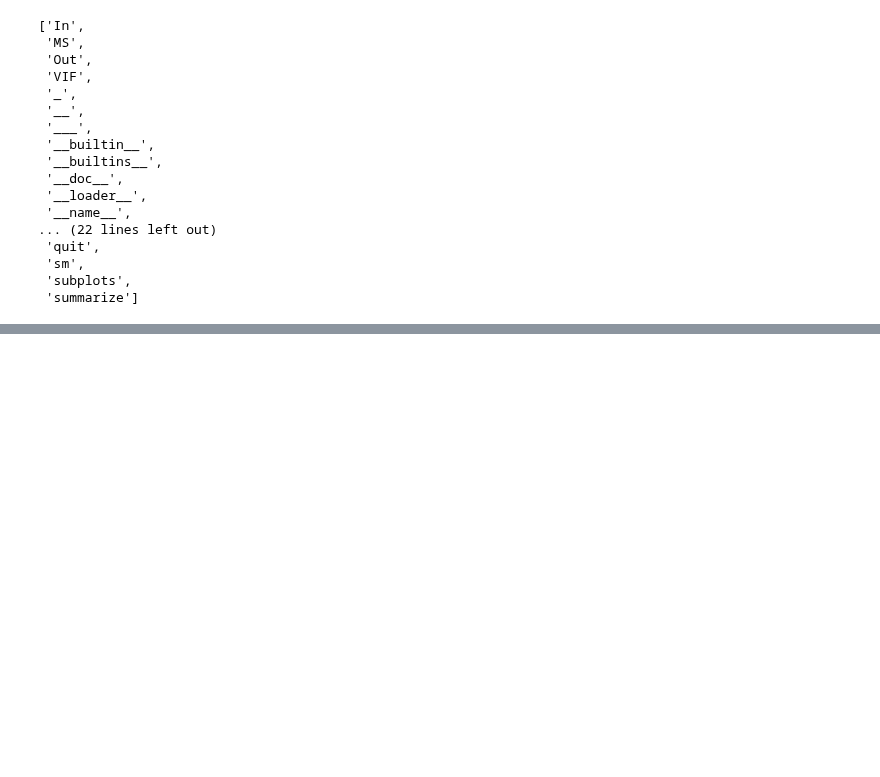
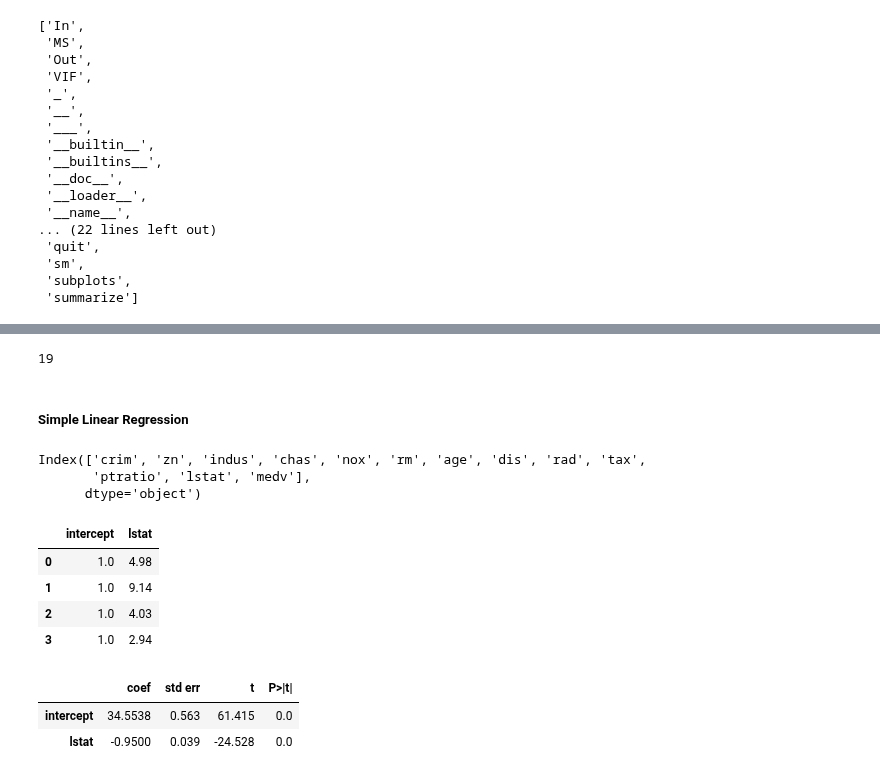
Before and after one commit to zozoking101/An-Introduction-to-Statistical-Learning-with-Applications-in-Python, a Jupyter notebook: 3_Linear_Regression/Chapter_3.ipynb, the cells around one changed output, grey strips where cells are left out. Saved outputs shown, nothing was run; the diff lists cells and outputs as text; code cells hidden in the pictures; blank space fills up the shorter version.

```diff
--- a/3_Linear_Regression/Chapter_3.ipynb
+++ b/3_Linear_Regression/Chapter_3.ipynb
@@ -1668,0 +1690,23 @@ dir()
+# %%
+A.sum()
+# %% [output]
+19
+# %% [markdown]
+##### Simple Linear Regression
+# %%
+Boston = load_data("Boston")
+Boston.columns
+# %% [output]
+Index(['crim', 'zn', 'indus', 'chas', 'nox', 'rm', 'age', 'dis', 'rad', 'tax',
+       'ptratio', 'lstat', 'medv'],
+      dtype='object')
+# %%
+X = pd.DataFrame({'intercept': np.ones(Boston.shape[0]),
+                    'lstat': Boston['lstat']})
+X[:4]
+# %% [output]
+|  | intercept | lstat |
+| 0 | 1.0 | 4.98 |
+| 1 | 1.0 | 9.14 |
+| 2 | 1.0 | 4.03 |
+| 3 | 1.0 | 2.94 |
@@ -1668,0 +1717,6 @@ dir()
+# %%
+summarize(results)
+# %% [output]
+|  | coef | std err | t | P>|t| |
+| intercept | 34.5538 | 0.563 | 61.415 | 0.0 |
+| lstat | -0.9500 | 0.039 | -24.528 | 0.0 |
```
Also changed, not shown: parts of 16 cells of this notebook.
